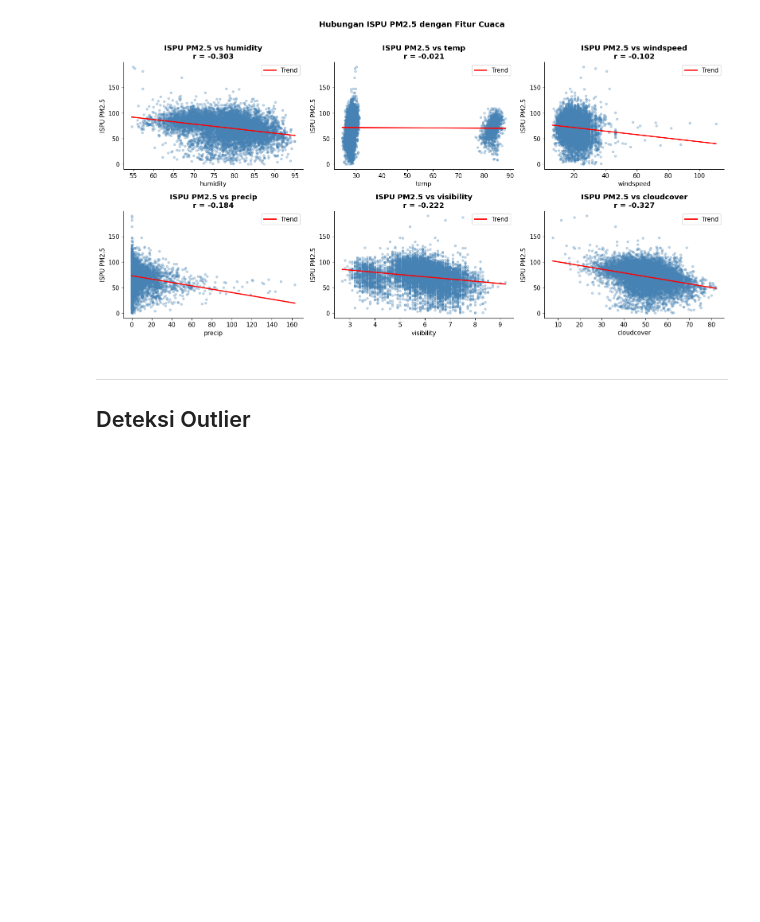
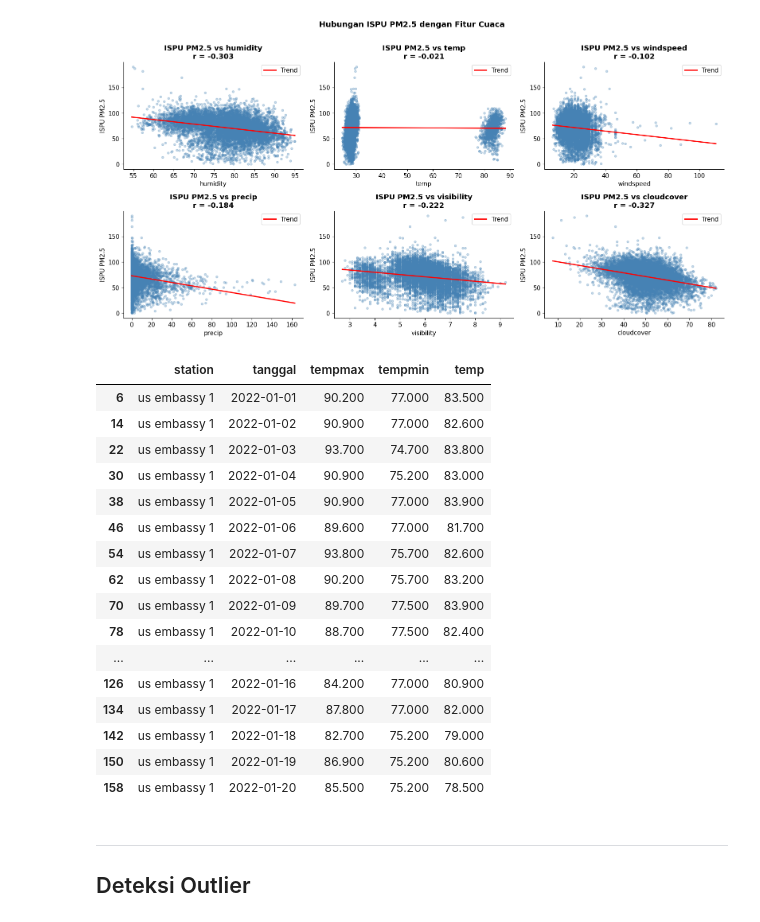
Before and after one commit to aauliaaz/project-daming, a Jupyter notebook: notebooks/EDA.ipynb, the cells around one changed output. Cells and saved outputs as stored; diff of their text form; code cells hidden in the pictures; blank space fills up the shorter version.

```diff
--- a/notebooks/EDA.ipynb
+++ b/notebooks/EDA.ipynb
@@ -876,6 +876,28 @@ if 'df_gabung' in dir():
     plt.show()
 # %% [output]
 [figure]
+# %%
+df_gabung[df_gabung['temp'] > 50][
+    ['station', 'tanggal', 'tempmax', 'tempmin', 'temp']
+].head(20)
+# %% [output]
+|  | station | tanggal | tempmax | tempmin | temp |
+| 6 | us embassy 1 | 2022-01-01 | 90.200 | 77.000 | 83.500 |
+| 14 | us embassy 1 | 2022-01-02 | 90.900 | 77.000 | 82.600 |
+| 22 | us embassy 1 | 2022-01-03 | 93.700 | 74.700 | 83.800 |
+| 30 | us embassy 1 | 2022-01-04 | 90.900 | 75.200 | 83.000 |
+| 38 | us embassy 1 | 2022-01-05 | 90.900 | 77.000 | 83.900 |
+| 46 | us embassy 1 | 2022-01-06 | 89.600 | 77.000 | 81.700 |
+| 54 | us embassy 1 | 2022-01-07 | 93.800 | 75.700 | 82.600 |
+| 62 | us embassy 1 | 2022-01-08 | 90.200 | 75.700 | 83.200 |
+| 70 | us embassy 1 | 2022-01-09 | 89.700 | 77.500 | 83.900 |
+| 78 | us embassy 1 | 2022-01-10 | 88.700 | 77.500 | 82.400 |
+| ... | ... | ... | ... | ... | ... |
+| 126 | us embassy 1 | 2022-01-16 | 84.200 | 77.000 | 80.900 |
+| 134 | us embassy 1 | 2022-01-17 | 87.800 | 77.000 | 82.000 |
+| 142 | us embassy 1 | 2022-01-18 | 82.700 | 75.200 | 79.000 |
+| 150 | us embassy 1 | 2022-01-19 | 86.900 | 75.200 | 80.600 |
+| 158 | us embassy 1 | 2022-01-20 | 85.500 | 75.200 | 78.500 |
 # %% [markdown]
 ---
 ## Deteksi Outlier
```
